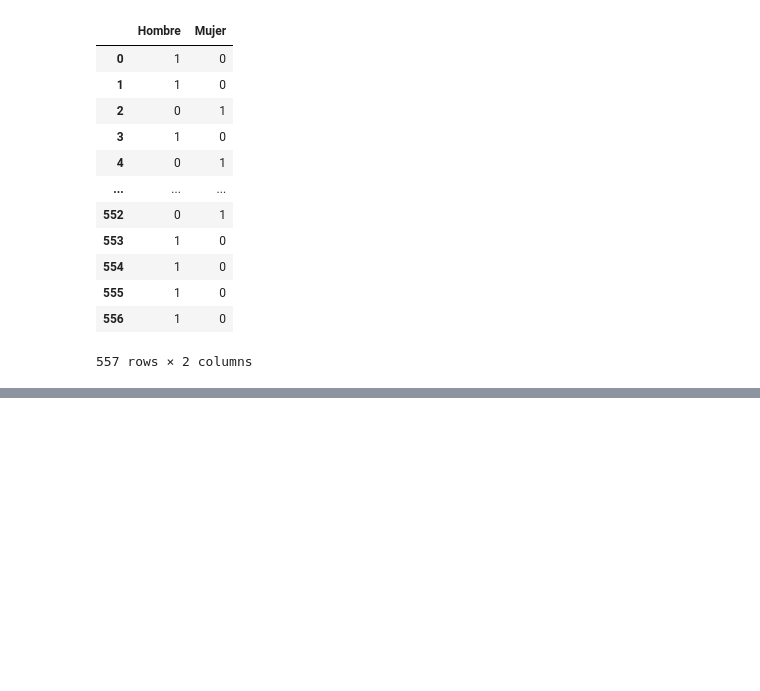
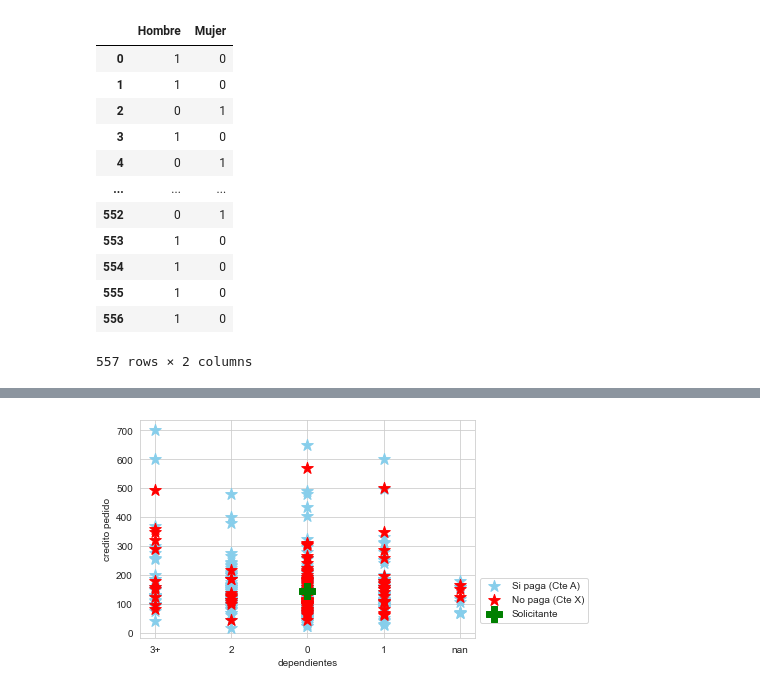
Before and after one commit to dianazavalaA/pruebaDataAnalist, a Jupyter notebook: TestCreditos.ipynb, the cells around one changed output, grey strips where cells are left out. Saved outputs shown, nothing was run; the diff lists cells and outputs as text; code cells hidden in the pictures; blank space fills up the shorter version.

```diff
--- a/TestCreditos.ipynb
+++ b/TestCreditos.ipynb
@@ -141,0 +332,2 @@ cat_numerica
+# %%
+prestamos_aceptados= prospectos[prospectos['Estatus_prestamo']=='Si'] #Vamos a separar la inf de los prestamos que fueron autorizados
@@ -141,0 +350,2 @@ cat_numerica
+# %%
+prestamos_rechazados= prospectos[prospectos['Estatus_prestamo']=='No']#Vamos a separar la inf de los prestamos que no fueron autorizados
@@ -141,0 +368,12 @@ cat_numerica
+# %%
+Dependientes=2 #Aquí estamos haciendo una pequeña prueba donde estamos gráficando dependientes vs crédito pedido y que nos arroje en la misma gráfica si es posible que alguien con x numero de dependientes nos diga si es posible que pagué o no
+Credito_pedido=144
+plt.scatter(prestamos_aceptados['Dependientes'].astype(str),prestamos_aceptados['Credito_pedido'], marker="*", s=150, color="skyblue", label="Si paga (Cte A)")
+plt.scatter(prestamos_rechazados['Dependientes'].astype(str),prestamos_rechazados['Credito_pedido'], marker="*", s=150, color="red", label="No paga (Cte X)")
+plt.scatter(Dependientes,Credito_pedido, marker="P", s=250, color="green", label="Solicitante")
+plt.ylabel('credito pedido')
+plt.xlabel('dependientes')
+plt.legend(bbox_to_anchor=(1,0.3))
+plt.show()
+# %% [output]
+[figure, added]
```
Also changed, not shown: parts of 51 cells of this notebook.
